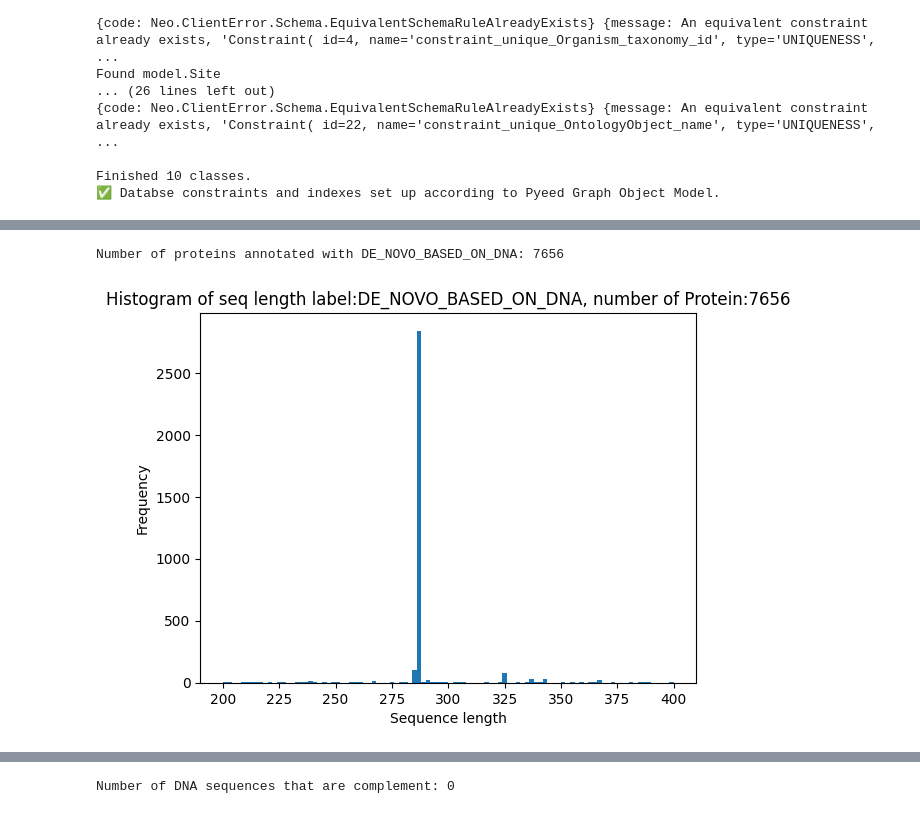
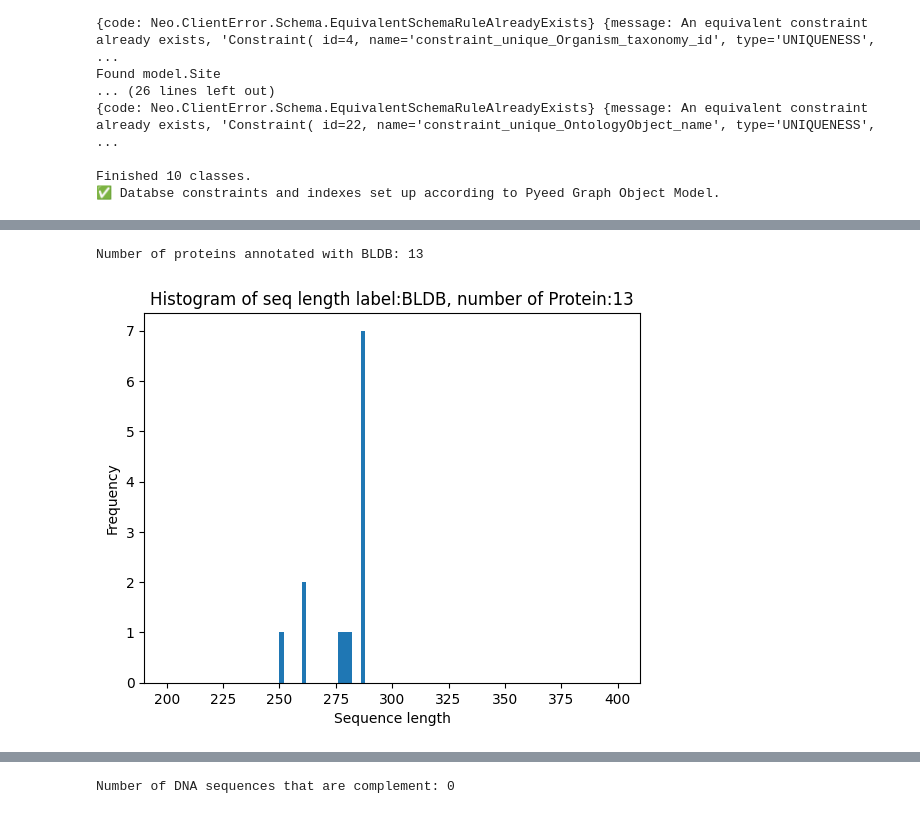
Before and after one commit to PyEED/TEM-lactamase, a Jupyter notebook: scr/code/006_TEM_Data_Stats.ipynb, the cells around one changed output, grey strips where cells are left out. Cells and saved outputs as stored; diff of their text form; code cells hidden in the pictures.

```diff
--- a/scr/code/006_TEM_Data_Stats.ipynb
+++ b/scr/code/006_TEM_Data_Stats.ipynb
@@ -85,11 +153,14 @@ number_dna_of_identical_ids = eedb.db.execute_read(query_find_number_dna_of_iden
 print(f"Number of Protein sequences with identical IDs: {len(number_dna_of_identical_ids)}")
 
 data_dic = {}
-
+total_identical_ids = 0
 for item in number_dna_of_identical_ids:
-        data_dic[item['d.accession_id']] = list(item['d.IdenticalIds'])
+        data_dic[item['p.accession_id']] = list(item['p.IdenticalIds'])
+        total_identical_ids += len(item['p.IdenticalIds'])
 
 print(data_dic.keys())
+print(data_dic)
+print(f"Total number of identical ids: {total_identical_ids}")
 data = [len(data_dic[item]) for item in data_dic]
 print(data)
 # histogram of list length of data_dic
@@ -328,39 +410,40 @@ IDs of DNA sequences with the most connections to proteins: [{'d.accession_id':
 label_type = "Source"
 label_value = "DNA_Connection"
 label_value = "BLAST_Protein"
-#label_value = "ELBD"
+# label_value = 'PREDICTED_FROM_DNA'
+label_value = "BLDB"
+# label_value = "CARD"
 
 node_type = "Protein"
 #node_type = "DNA"
 
-label_value = 'DE_NOVO_BASED_ON_DNA'
 
 # give me a sequence histogram for al the proteins that are annoted by a label source with the value BLAST_Protein
 # first get all the proteins that are annotated with the label source and the value BLAST_Protein
 query_proteins_annotated_with_blast_protein = f"""
     MATCH (p:{node_type}) WHERE p.{label_type} = '{label_value}' RETURN p.accession_id
 """
 proteins_annotated_with_blast_protein = eedb.db.execute_read(query_proteins_annotated_with_blast_protein)
 print(f"Number of proteins annotated with {label_value}: {len(proteins_annotated_with_blast_protein)}")
 
 # get the sequence length of the proteins
 query_sequence_length_of_proteins_annotated_with_blast_protein = f"""
     MATCH (p:{node_type}) WHERE p.{label_type} = '{label_value}' RETURN p.seq_length
 """
 sequence_length_of_proteins_annotated_with_blast_protein = eedb.db.execute_read(query_sequence_length_of_proteins_annotated_with_blast_protein)
 
 sequence_length_of_proteins_annotated_with_blast_protein = [item["p.seq_length"] for item in sequence_length_of_proteins_annotated_with_blast_protein]
 
 # plot the histogram of the sequence length of the proteins
 plt.hist(sequence_length_of_proteins_annotated_with_blast_protein, bins=100, range=(200, 400))
 plt.title(f"Histogram of seq length label:{label_value}, number of {node_type}:{len(sequence_length_of_proteins_annotated_with_blast_protein)}")
 plt.xlabel("Sequence length")
 plt.ylabel("Frequency")
 plt.show()
 plt.close()
 # %% [output]
-Number of proteins annotated with DE_NOVO_BASED_ON_DNA: 7656
+Number of proteins annotated with BLDB: 13
-[figure, old version]
+[figure, new version]
 # %%
 # the number of the proteins labeled like the above shoudl include all proteins in the database
 # so i want to check if the number of proteins labeled like the above is the same as the total number of proteins in the database
```
Also changed, not shown: parts of 17 cells of this notebook, 19 other files.
